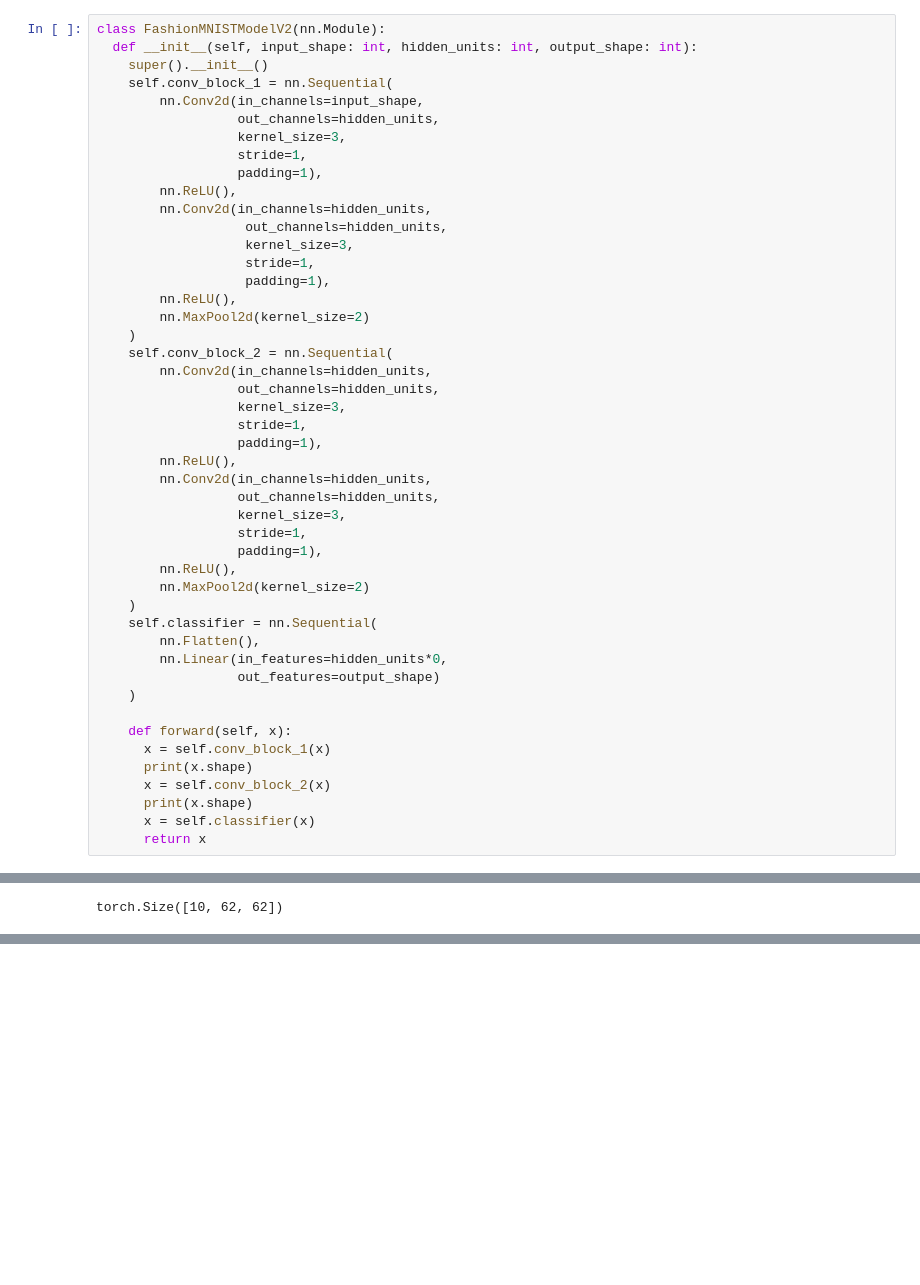
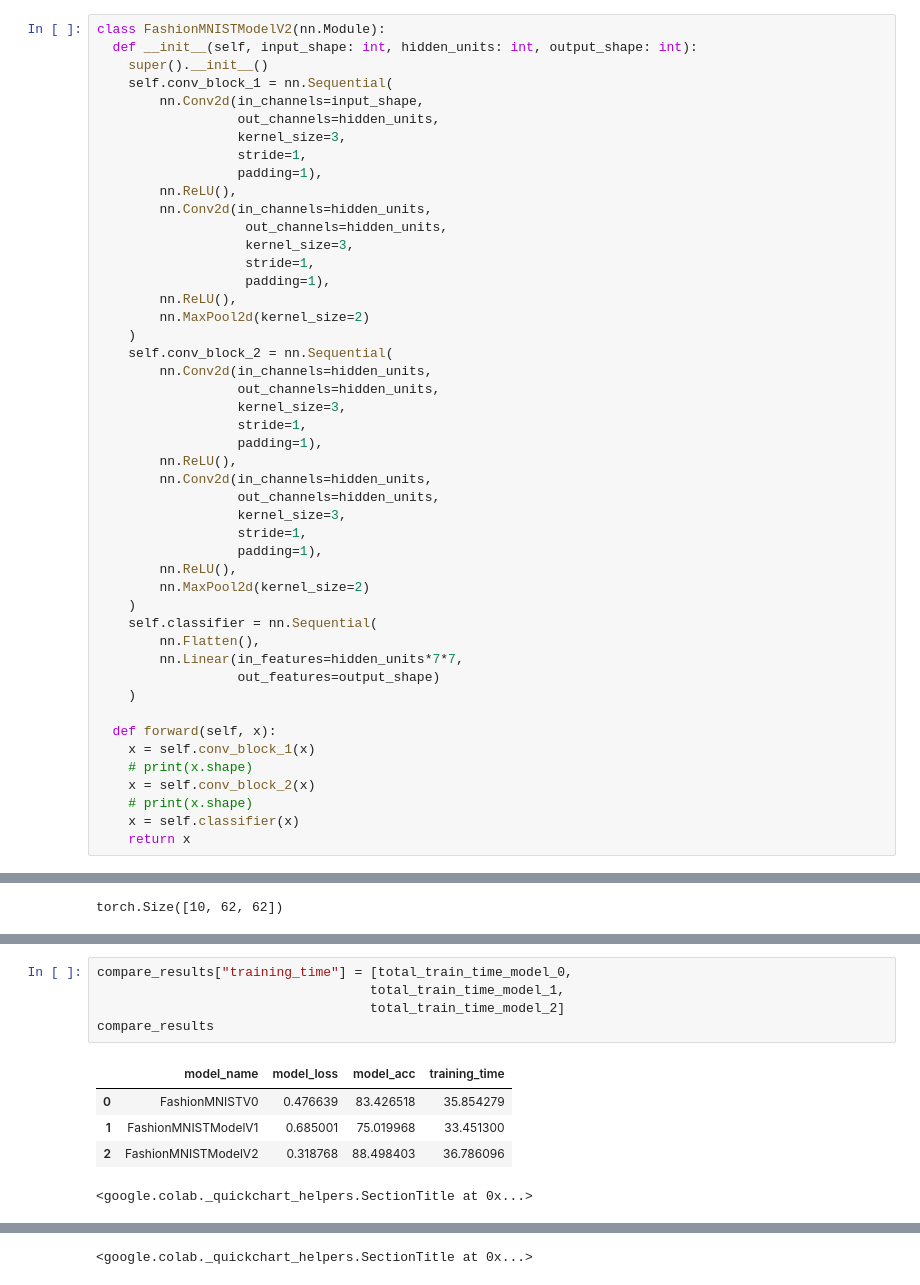
Before and after one commit to BhardwajArjit/Google-Colab, a Jupyter notebook: Computer_Vision.ipynb, the cells around one changed output, grey strips where cells are left out. Cells and saved outputs as stored; diff of their text form; blank space fills up the shorter version.

```diff
--- a/Computer_Vision.ipynb
+++ b/Computer_Vision.ipynb
@@ -534,17 +534,17 @@ class FashionMNISTModelV2(nn.Module):
     )
     self.classifier = nn.Sequential(
         nn.Flatten(),
-        nn.Linear(in_features=hidden_units*0,
+        nn.Linear(in_features=hidden_units*7*7,
                   out_features=output_shape)
     )
 
-    def forward(self, x):
-      x = self.conv_block_1(x)
-      print(x.shape)
-      x = self.conv_block_2(x)
-      print(x.shape)
-      x = self.classifier(x)
-      return x
+  def forward(self, x):
+    x = self.conv_block_1(x)
+    # print(x.shape)
+    x = self.conv_block_2(x)
+    # print(x.shape)
+    x = self.classifier(x)
+    return x
 # %%
 torch.manual_seed(42)
 model_2 = FashionMNISTModelV2(input_shape=1,
@@ -590,0 +720,11 @@ torch.Size([10, 62, 62])
+# %%
+compare_results["training_time"] = [total_train_time_model_0,
+                                   total_train_time_model_1,
+                                   total_train_time_model_2]
+compare_results
+# %% [output]
+|  | model_name | model_loss | model_acc | training_time |
+| 0 | FashionMNISTV0 | 0.476639 | 83.426518 | 35.854279 |
+| 1 | FashionMNISTModelV1 | 0.685001 | 75.019968 | 33.451300 |
+| 2 | FashionMNISTModelV2 | 0.318768 | 88.498403 | 36.786096 |
+<google.colab._quickchart_helpers.SectionTitle at 0x...>
@@ -590,0 +767 @@ torch.Size([10, 62, 62])
+<google.colab._quickchart_helpers.SectionTitle at 0x...>
```
Also changed, not shown: parts of 17 cells of this notebook.
